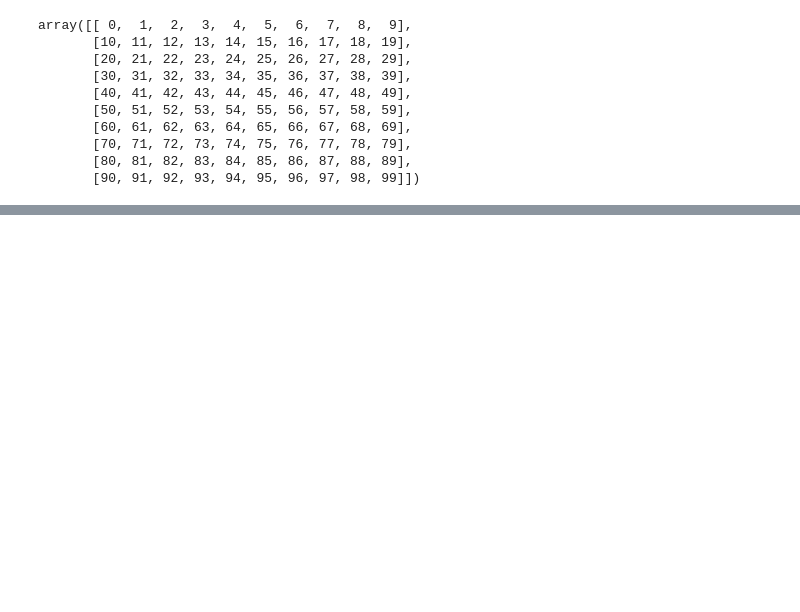
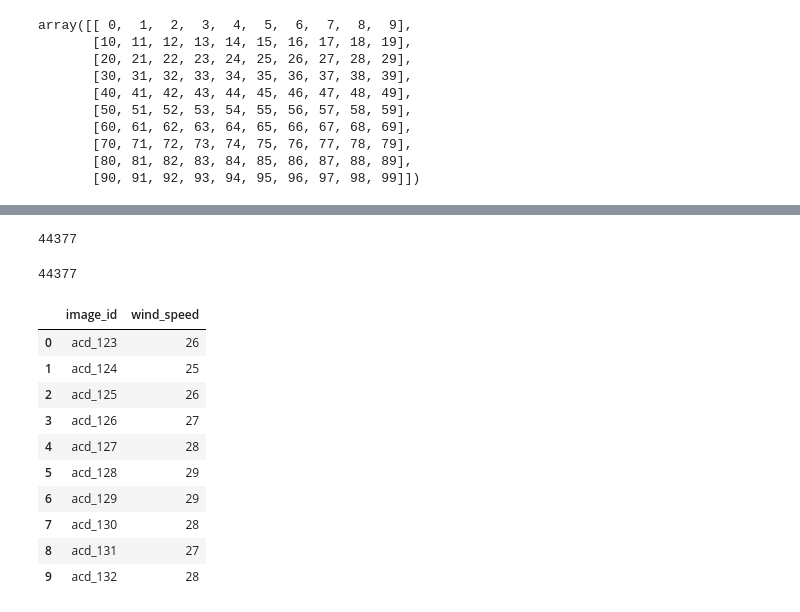
Before and after one commit to nishreenk/EyeSpeed, a Jupyter notebook: Hurricane.ipynb, the cells around one changed output, grey strips where cells are left out. Saved outputs shown, nothing was run; the diff lists cells and outputs as text; code cells hidden in the pictures; blank space fills up the shorter version.

```diff
--- a/Hurricane.ipynb
+++ b/Hurricane.ipynb
@@ -256,0 +308,36 @@ array([[ 0,  1,  2,  3,  4,  5,  6,  7,  8,  9],
+# %%
+
+from tensorflow import keras
+model = keras.models.load_model('model4_best/')
+# %%
+
+predictions = model.predict(test_batchgen)
+# %%
+len(predictions)
+# %% [output]
+44377
+# %%
+filenames = [f[1].split('.')[0] for f in test_batchgen.files]
+len(filenames)
+# %% [output]
+44377
+# %%
+submission_df = pd.DataFrame()
+submission_df["image_id"] = np.array(filenames)
+submission_df["wind_speed"] = np.array(predictions)
+submission_df['image_id'] = submission_df.astype(str)
+submission_df['wind_speed'] = submission_df['wind_speed'].round(0).astype(int)
+submission_df = submission_df.sort_values(['image_id'])
+submission_df.head(10)
+# %% [output]
+|  | image_id | wind_speed |
+| 0 | acd_123 | 26 |
+| 1 | acd_124 | 25 |
+| 2 | acd_125 | 26 |
+| 3 | acd_126 | 27 |
+| 4 | acd_127 | 28 |
+| 5 | acd_128 | 29 |
+| 6 | acd_129 | 29 |
+| 7 | acd_130 | 28 |
+| 8 | acd_131 | 27 |
+| 9 | acd_132 | 28 |
```
Also changed, not shown: parts of 16 cells of this notebook, 2 other files.
